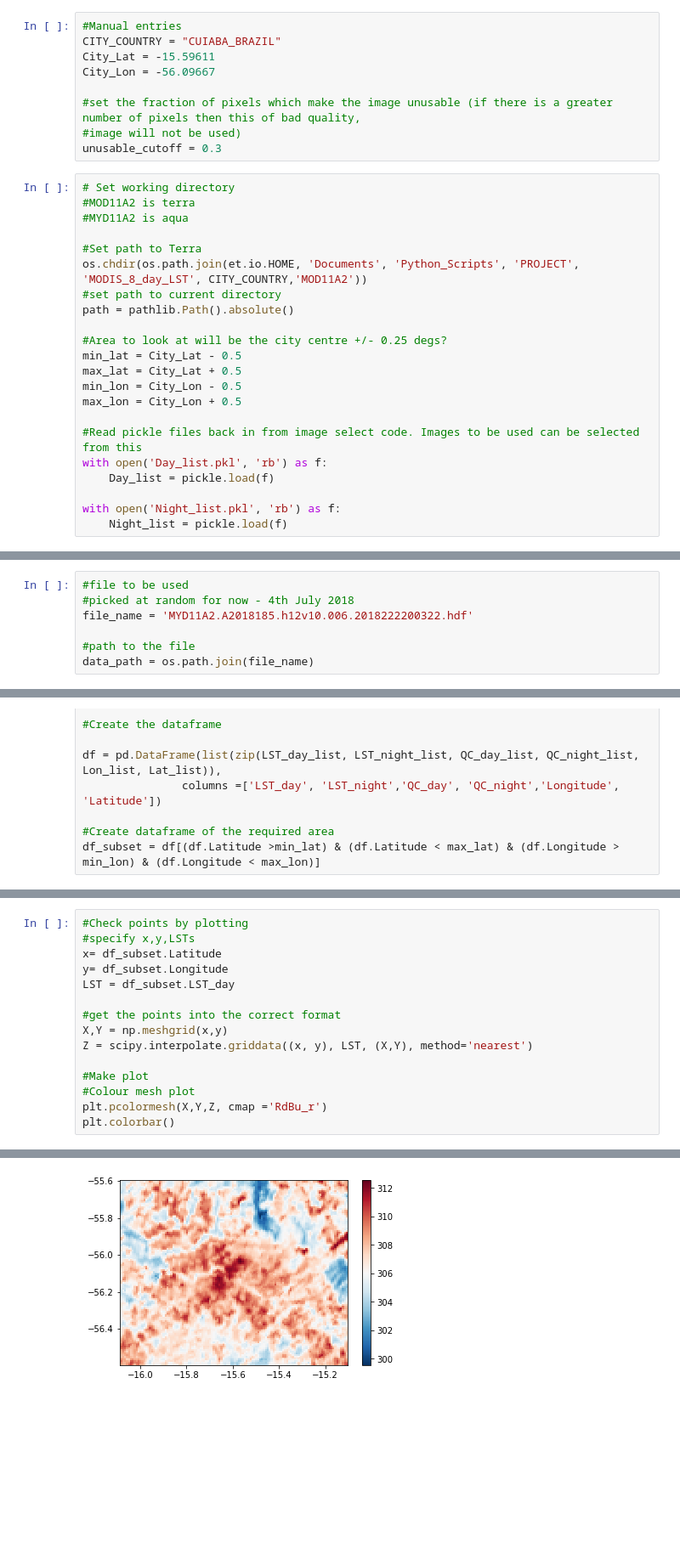
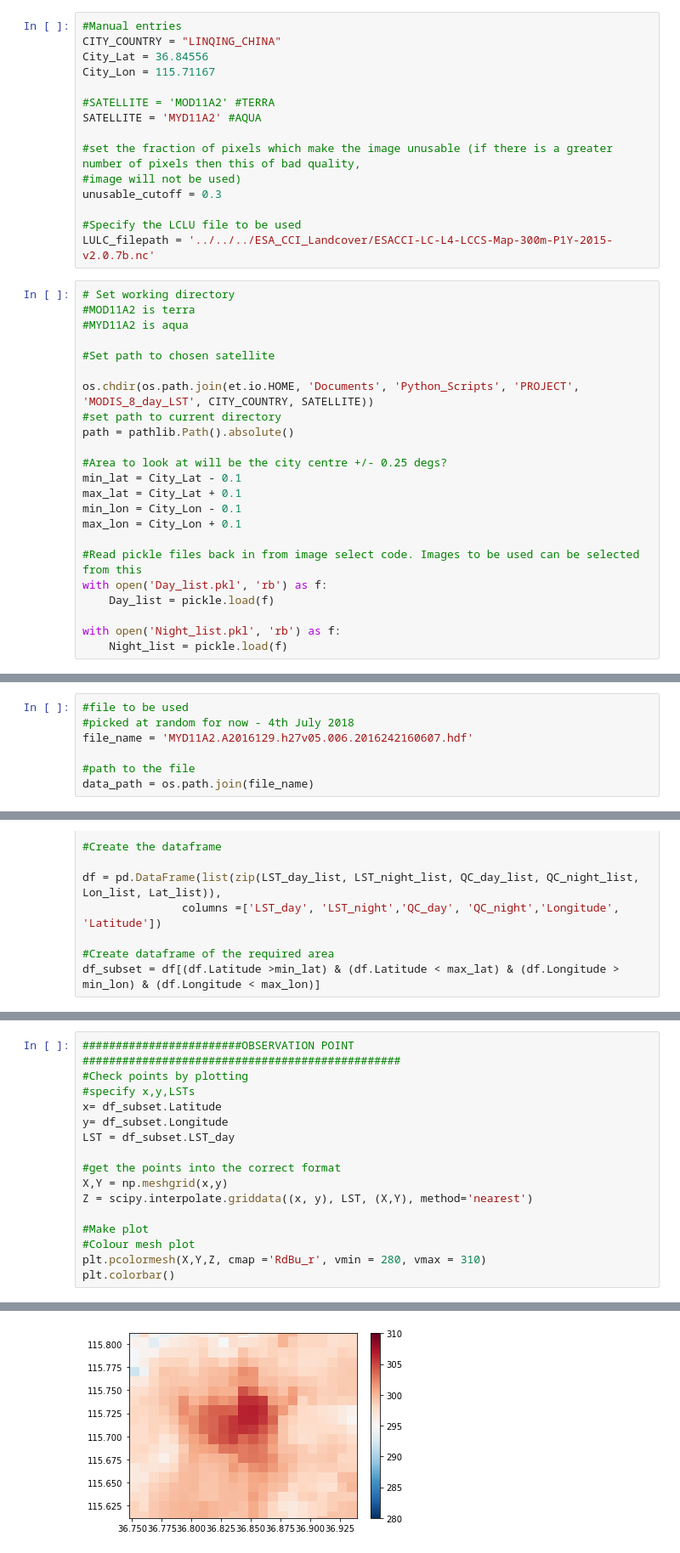
Before and after one commit to SarahBerk-github/MODIS_Gaussian, a Jupyter notebook: GSA_Code_2020_12.ipynb, the cells around one changed output, grey strips where cells are left out. Shown at 85% size. Saved outputs shown, nothing was run; the diff lists cells and outputs as text; blank space fills up the shorter version.

```diff
--- a/GSA_Code_2020_12.ipynb
+++ b/GSA_Code_2020_12.ipynb
@@ -52,28 +83,35 @@ def quality_control(x):
     return flag
 # %%
 #Manual entries
-CITY_COUNTRY = "CUIABA_BRAZIL"
-City_Lat = -15.59611
-City_Lon = -56.09667
+CITY_COUNTRY = "LINQING_CHINA"
+City_Lat = 36.84556
+City_Lon = 115.71167
+
+#SATELLITE = 'MOD11A2' #TERRA
+SATELLITE = 'MYD11A2' #AQUA
 
 #set the fraction of pixels which make the image unusable (if there is a greater number of pixels then this of bad quality,
 #image will not be used)
 unusable_cutoff = 0.3
+
+#Specify the LCLU file to be used
+LULC_filepath = '../../../ESA_CCI_Landcover/ESACCI-LC-L4-LCCS-Map-300m-P1Y-2015-v2.0.7b.nc'
 # %%
 # Set working directory
 #MOD11A2 is terra
 #MYD11A2 is aqua
 
-#Set path to Terra
-os.chdir(os.path.join(et.io.HOME, 'Documents', 'Python_Scripts', 'PROJECT', 'MODIS_8_day_LST', CITY_COUNTRY,'MOD11A2'))
+#Set path to chosen satellite
+
+os.chdir(os.path.join(et.io.HOME, 'Documents', 'Python_Scripts', 'PROJECT', 'MODIS_8_day_LST', CITY_COUNTRY, SATELLITE))
 #set path to current directory
 path = pathlib.Path().absolute()
 
 #Area to look at will be the city centre +/- 0.25 degs?
-min_lat = City_Lat - 0.5
-max_lat = City_Lat + 0.5
-min_lon = City_Lon - 0.5
-max_lon = City_Lon + 0.5
+min_lat = City_Lat - 0.1
+max_lat = City_Lat + 0.1
+min_lon = City_Lon - 0.1
+max_lon = City_Lon + 0.1
 
 #Read pickle files back in from image select code. Images to be used can be selected from this
 with open('Day_list.pkl', 'rb') as f:
@@ -84,7 +150,7 @@ with open('Night_list.pkl', 'rb') as f:
 # %%
 #file to be used
 #picked at random for now - 4th July 2018
-file_name = 'MYD11A2.A2018185.h12v10.006.2018222200322.hdf'
+file_name = 'MYD11A2.A2016129.h27v05.006.2016242160607.hdf'
 
 #path to the file
 data_path = os.path.join(file_name)
@@ -229,18 +297,19 @@ df_subset = df[(df.Latitude >min_lat) & (df.Latitude < max_lat) & (df.Longitude
 # %%
+########################OBSERVATION POINT ################################################
 #Check points by plotting
 #specify x,y,LSTs
 x= df_subset.Latitude
 y= df_subset.Longitude
 LST = df_subset.LST_day
 
 #get the points into the correct format
 X,Y = np.meshgrid(x,y)
 Z = scipy.interpolate.griddata((x, y), LST, (X,Y), method='nearest')
 
 #Make plot
 #Colour mesh plot
-plt.pcolormesh(X,Y,Z, cmap ='RdBu_r')
+plt.pcolormesh(X,Y,Z, cmap ='RdBu_r', vmin = 280, vmax = 310)
 plt.colorbar()
 # %% [output]
 <matplotlib.colorbar.Colorbar at 0x...>
-[figure, old version]
+[figure, new version]
```
Also changed, not shown: parts of 12 cells of this notebook, 2 other files.
